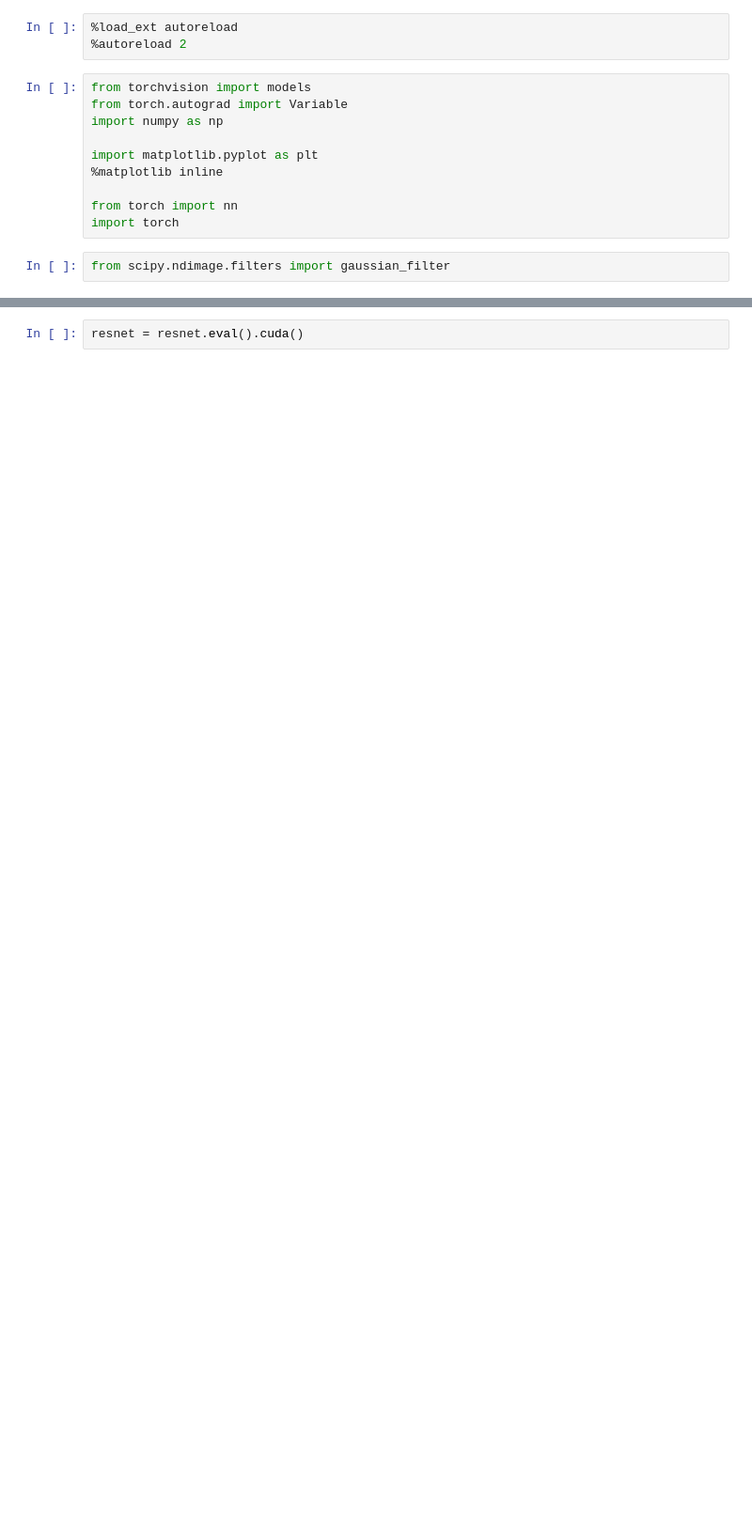
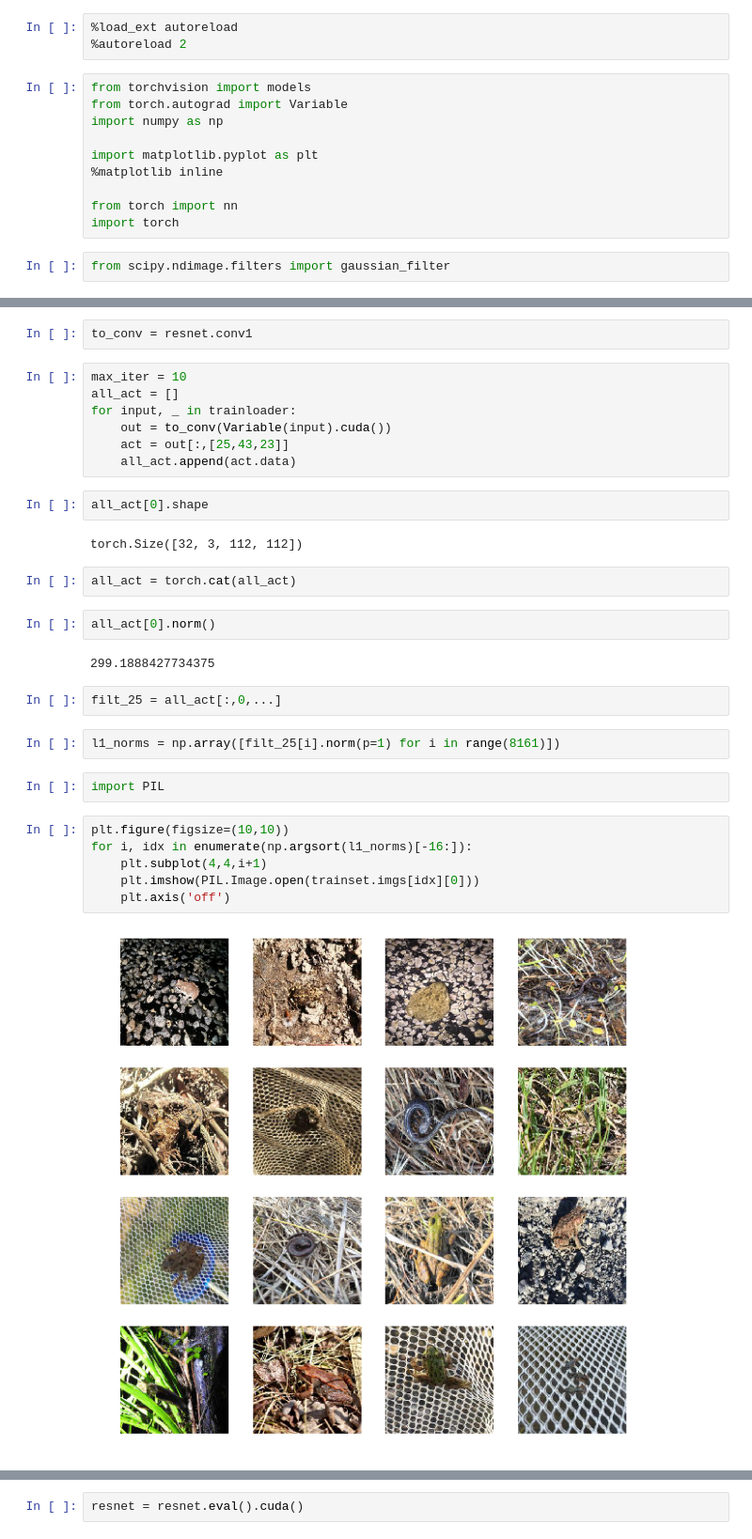
Before and after one commit to simon-mo/attn-attn, a Jupyter notebook: 5-7-feat-vis/vis.ipynb, the cells around one changed output, grey strips where cells are left out. Shown at 94% size. Saved outputs shown, nothing was run; the diff lists cells and outputs as text; blank space fills up the shorter version.

```diff
--- a/5-7-feat-vis/vis.ipynb
+++ b/5-7-feat-vis/vis.ipynb
@@ -17,0 +69,33 @@ resnet = models.resnet50(pretrained=True)
+# %%
+to_conv = resnet.conv1
+# %%
+max_iter = 10
+all_act = []
+for input, _ in trainloader:
+    out = to_conv(Variable(input).cuda())
+    act = out[:,[25,43,23]]
+    all_act.append(act.data)
+# %%
+all_act[0].shape
+# %% [output]
+torch.Size([32, 3, 112, 112])
+# %%
+all_act = torch.cat(all_act)
+# %%
+all_act[0].norm()
+# %% [output]
+299.1888427734375
+# %%
+filt_25 = all_act[:,0,...]
+# %%
+l1_norms = np.array([filt_25[i].norm(p=1) for i in range(8161)])
+# %%
+import PIL
+# %%
+plt.figure(figsize=(10,10))
+for i, idx in enumerate(np.argsort(l1_norms)[-16:]):
+    plt.subplot(4,4,i+1)
+    plt.imshow(PIL.Image.open(trainset.imgs[idx][0]))
+    plt.axis('off')
+# %% [output]
+[figure, added]
```
Also changed, not shown: parts of 15 cells of this notebook, 44 other files.
